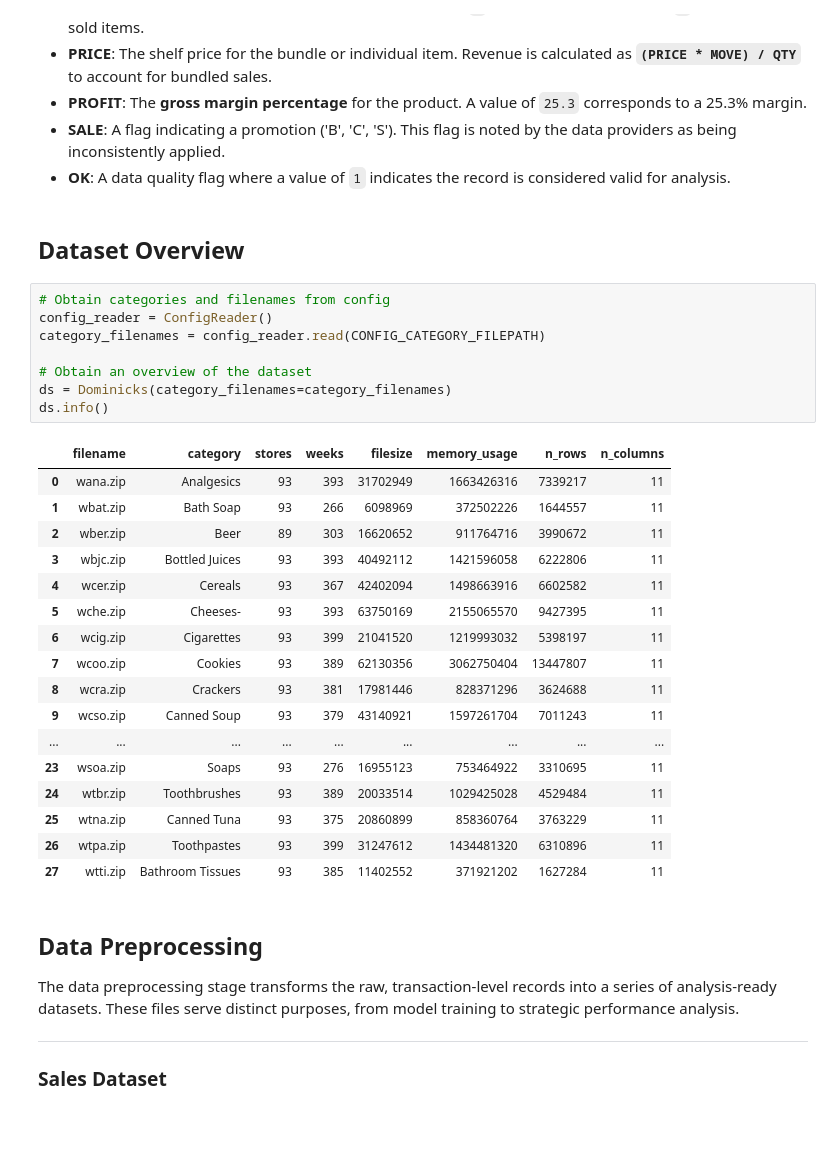
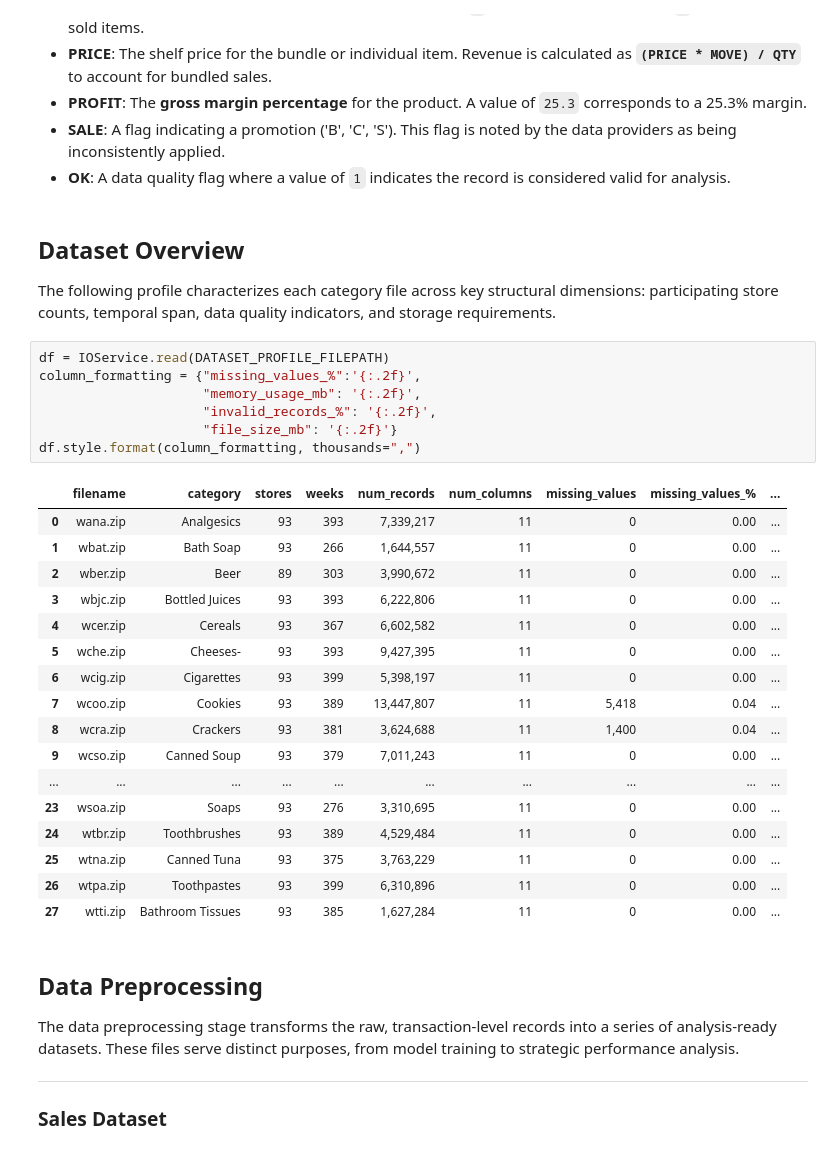
Before and after one commit to john-james-ai/valuation, a Jupyter notebook: notebooks/01_dataset.ipynb, the cells around one changed output. Drawn from its saved outputs; the diff is of its cells as text; blank space fills up the shorter version.

```diff
--- a/notebooks/01_dataset.ipynb
+++ b/notebooks/01_dataset.ipynb
@@ -28,32 +26,32 @@ The Dominick's Finer Foods (DFF) dataset, provided by the James M. Kilts Center
 * **OK**: A data quality flag where a value of `1` indicates the record is considered valid for analysis.
 # %% [markdown]
 ## Dataset Overview
+The following profile characterizes each category file across key structural dimensions: participating store counts, temporal span, data quality indicators, and storage requirements.
 # %%
-# Obtain categories and filenames from config
-config_reader = ConfigReader()
-category_filenames = config_reader.read(CONFIG_CATEGORY_FILEPATH)
-
-# Obtain an overview of the dataset
-ds = Dominicks(category_filenames=category_filenames)
-ds.info()
+df = IOService.read(DATASET_PROFILE_FILEPATH)
+column_formatting = {"missing_values_%":'{:.2f}',
+                     "memory_usage_mb": '{:.2f}',
+                     "invalid_records_%": '{:.2f}',
+                     "file_size_mb": '{:.2f}'}
+df.style.format(column_formatting, thousands=",")
 # %% [output]
-|  | filename | category | stores | weeks | filesize | memory_usage | n_rows | n_columns |
-| 0 | wana.zip | Analgesics | 93 | 393 | 31702949 | 1663426316 | 7339217 | 11 |
-| 1 | wbat.zip | Bath Soap | 93 | 266 | 6098969 | 372502226 | 1644557 | 11 |
-| 2 | wber.zip | Beer | 89 | 303 | 16620652 | 911764716 | 3990672 | 11 |
-| 3 | wbjc.zip | Bottled Juices | 93 | 393 | 40492112 | 1421596058 | 6222806 | 11 |
-| 4 | wcer.zip | Cereals | 93 | 367 | 42402094 | 1498663916 | 6602582 | 11 |
-| 5 | wche.zip | Cheeses- | 93 | 393 | 63750169 | 2155065570 | 9427395 | 11 |
-| 6 | wcig.zip | Cigarettes | 93 | 399 | 21041520 | 1219993032 | 5398197 | 11 |
-| 7 | wcoo.zip | Cookies | 93 | 389 | 62130356 | 3062750404 | 13447807 | 11 |
-| 8 | wcra.zip | Crackers | 93 | 381 | 17981446 | 828371296 | 3624688 | 11 |
-| 9 | wcso.zip | Canned Soup | 93 | 379 | 43140921 | 1597261704 | 7011243 | 11 |
-| ... | ... | ... | ... | ... | ... | ... | ... | ... |
-| 23 | wsoa.zip | Soaps | 93 | 276 | 16955123 | 753464922 | 3310695 | 11 |
-| 24 | wtbr.zip | Toothbrushes | 93 | 389 | 20033514 | 1029425028 | 4529484 | 11 |
-| 25 | wtna.zip | Canned Tuna | 93 | 375 | 20860899 | 858360764 | 3763229 | 11 |
-| 26 | wtpa.zip | Toothpastes | 93 | 399 | 31247612 | 1434481320 | 6310896 | 11 |
-| 27 | wtti.zip | Bathroom Tissues | 93 | 385 | 11402552 | 371921202 | 1627284 | 11 |
+|  | filename | category | stores | weeks | num_records | num_columns | missing_values | missing_values_% | ... |
+| 0 | wana.zip | Analgesics | 93 | 393 | 7,339,217 | 11 | 0 | 0.00 | ... |
+| 1 | wbat.zip | Bath Soap | 93 | 266 | 1,644,557 | 11 | 0 | 0.00 | ... |
+| 2 | wber.zip | Beer | 89 | 303 | 3,990,672 | 11 | 0 | 0.00 | ... |
+| 3 | wbjc.zip | Bottled Juices | 93 | 393 | 6,222,806 | 11 | 0 | 0.00 | ... |
+| 4 | wcer.zip | Cereals | 93 | 367 | 6,602,582 | 11 | 0 | 0.00 | ... |
+| 5 | wche.zip | Cheeses- | 93 | 393 | 9,427,395 | 11 | 0 | 0.00 | ... |
+| 6 | wcig.zip | Cigarettes | 93 | 399 | 5,398,197 | 11 | 0 | 0.00 | ... |
+| 7 | wcoo.zip | Cookies | 93 | 389 | 13,447,807 | 11 | 5,418 | 0.04 | ... |
+| 8 | wcra.zip | Crackers | 93 | 381 | 3,624,688 | 11 | 1,400 | 0.04 | ... |
+| 9 | wcso.zip | Canned Soup | 93 | 379 | 7,011,243 | 11 | 0 | 0.00 | ... |
+| ... | ... | ... | ... | ... | ... | ... | ... | ... | ... |
+| 23 | wsoa.zip | Soaps | 93 | 276 | 3,310,695 | 11 | 0 | 0.00 | ... |
+| 24 | wtbr.zip | Toothbrushes | 93 | 389 | 4,529,484 | 11 | 0 | 0.00 | ... |
+| 25 | wtna.zip | Canned Tuna | 93 | 375 | 3,763,229 | 11 | 0 | 0.00 | ... |
+| 26 | wtpa.zip | Toothpastes | 93 | 399 | 6,310,896 | 11 | 0 | 0.00 | ... |
+| 27 | wtti.zip | Bathroom Tissues | 93 | 385 | 1,627,284 | 11 | 0 | 0.00 | ... |
 # %% [markdown]
 ## Data Preprocessing
 The data preprocessing stage transforms the raw, transaction-level records into a series of analysis-ready datasets. These files serve distinct purposes, from model training to strategic performance analysis.
```
Also changed, not shown: parts of 2 cells of this notebook, 13 other files.
